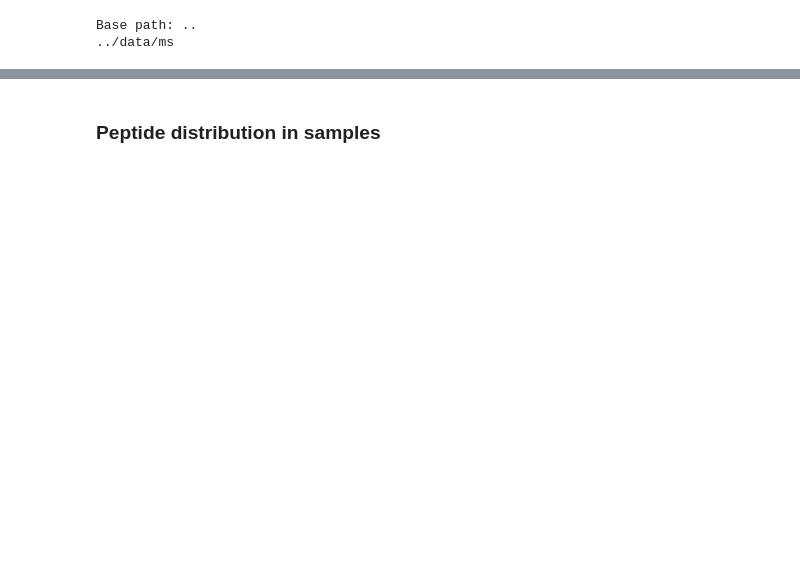
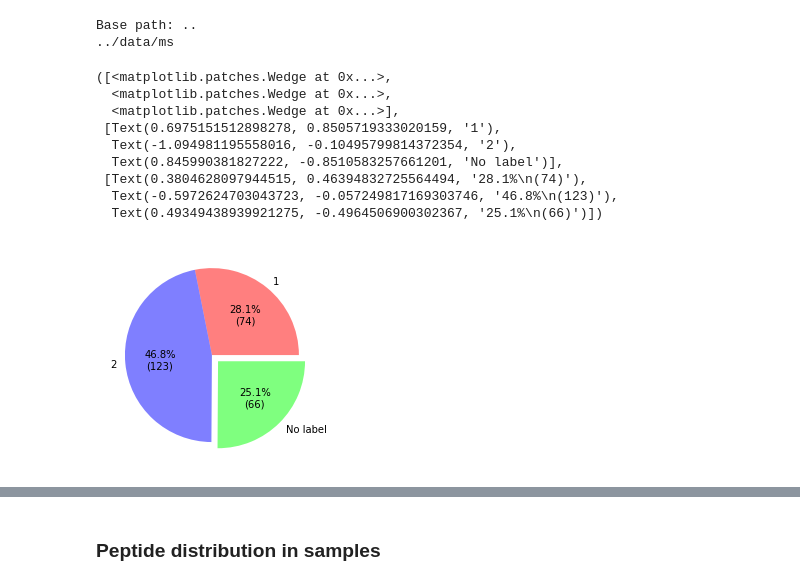
Before and after one commit to ErikHartman/sepsis-ml, a Jupyter notebook: src/general.ipynb, the cells around one changed output, grey strips where cells are left out. Drawn from its saved outputs; the diff is of its cells as text; code cells hidden in the pictures; blank space fills up the shorter version.

```diff
--- a/src/general.ipynb
+++ b/src/general.ipynb
@@ -9,3 +10,36 @@ print(MS_DATA_PATH)
 # %% [output]
 Base path: ..
 ../data/ms
+# %%
+long = pd.read_csv(f"{MS_DATA_PATH}/longitudinal_data.tsv", sep = "\t")
+subtypes = pd.read_csv(f"{MS_DATA_PATH}/subtypes_data.tsv", sep = "\t")
+design_matrix = pd.read_csv(f"{MS_DATA_PATH}/design_matrix_longitudinal.tsv", sep = "\t")
+design_matrix['Sample'] = design_matrix['Sample'].str.replace('.osw','')
+design_matrix['Subtype'].replace(1, '1', inplace=True)
+design_matrix['Subtype'].replace(2, '2', inplace=True)
+
+design_matrix_na = design_matrix[~design_matrix['Subtype'].isin(["1","2"])]
+na_samples = design_matrix_na['Sample'].values
+design_matrix_nona = design_matrix[design_matrix['Subtype'].isin(["1","2"])]
+nona_samples = design_matrix_nona['Sample'].values
+design_matrix.fillna('No Label', inplace=True)
+# %%
+design_matrix.fillna('No label', inplace=True)
+labels = design_matrix.groupby('Subtype').count()['Sample']
+explode = [0, 0, 0.1]
+def func(pct, allvals):
+    absolute = int(np.round(pct/100.*np.sum(allvals)))
+    return "{:.1f}%\n({:d})".format(pct, absolute)
+plt.pie(x=labels, labels=labels.index, colors=[(1,0,0,0.5), (0,0,1,0.5), (0,1,0,0.5)], autopct=lambda pct: func(pct, labels), explode=explode)
+#plt.savefig('../plots/general/LabelPie.jpg', annotate=True, dpi=300, bbox_inches='tight')
+# %% [output]
+([<matplotlib.patches.Wedge at 0x...>,
+  <matplotlib.patches.Wedge at 0x...>,
+  <matplotlib.patches.Wedge at 0x...>],
+ [Text(0.6975151512898278, 0.8505719333020159, '1'),
+  Text(-1.094981195558016, -0.10495799814372354, '2'),
+  Text(0.845990381827222, -0.8510583257661201, 'No label')],
+ [Text(0.3804628097944515, 0.46394832725564494, '28.1%\n(74)'),
+  Text(-0.5972624703043723, -0.057249817169303746, '46.8%\n(123)'),
+  Text(0.49349438939921275, -0.4964506900302367, '25.1%\n(66)')])
+[figure, added]
```
Also changed, not shown: parts of 18 cells of this notebook, 7 other files.
